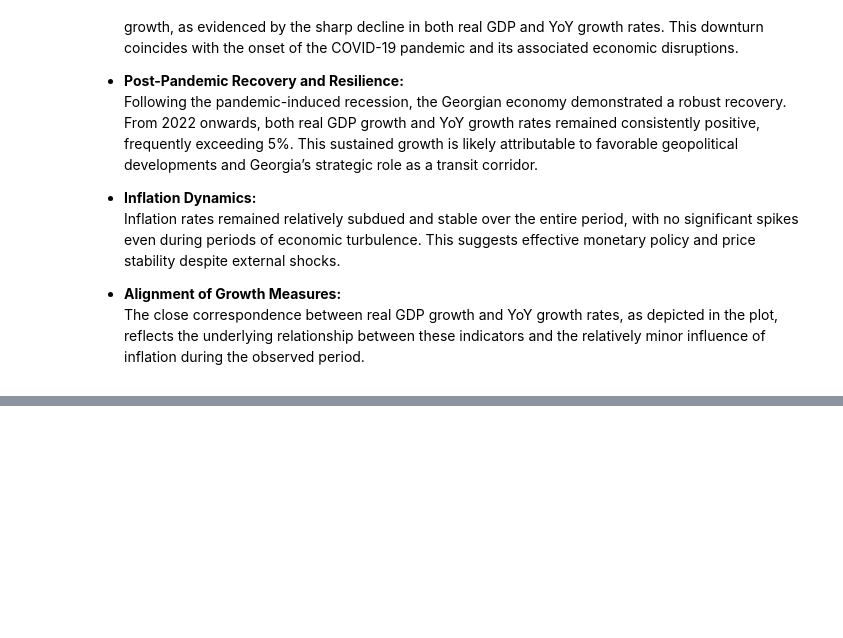
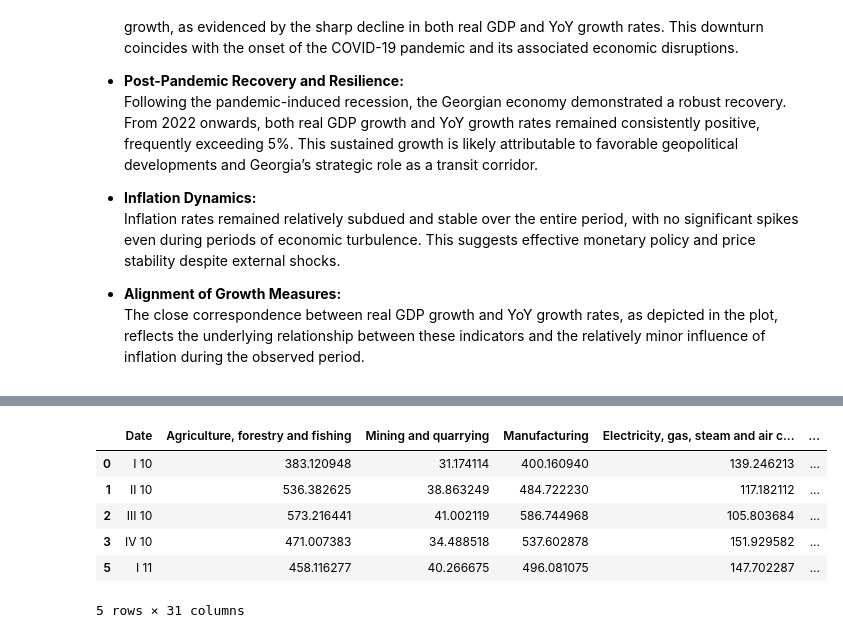
Before and after one commit to DavitGamtenadze/ISET_CPD_Business_Cycle, a Jupyter notebook: notebooks/Quarterly_GDP_to_monthly.ipynb, the cells around one changed output, grey strips where cells are left out. Drawn from its saved outputs; the diff is of its cells as text; code cells hidden in the pictures; blank space fills up the shorter version.

```diff
--- a/notebooks/Quarterly_GDP_to_monthly.ipynb
+++ b/notebooks/Quarterly_GDP_to_monthly.ipynb
@@ -216,0 +258,13 @@ merged_data.to_csv('../data/processed_data/georgia_monthly_growth_and_inflation_
+# %%
+# Filter out rows where 'Date' contains the year only (like '2010', '2011', etc.)
+quarterly_gdp = quarterly_gdp[~quarterly_gdp['Date'].astype(str).str.match(r'^\d{4}$')]
+quarterly_gdp = quarterly_gdp.iloc[:-1]
+quarterly_gdp.head()
+# %% [output]
+|  | Date | Agriculture, forestry and fishing | Mining and quarrying | Manufacturing | Electricity, gas, steam and air c... | ... |
+| 0 | I 10 | 383.120948 | 31.174114 | 400.160940 | 139.246213 | ... |
+| 1 | II 10 | 536.382625 | 38.863249 | 484.722230 | 117.182112 | ... |
+| 2 | III 10 | 573.216441 | 41.002119 | 586.744968 | 105.803684 | ... |
+| 3 | IV 10 | 471.007383 | 34.488518 | 537.602878 | 151.929582 | ... |
+| 5 | I 11 | 458.116277 | 40.266675 | 496.081075 | 147.702287 | ... |
+5 rows × 31 columns
```
Also changed, not shown: parts of 23 cells of this notebook, 4 other files.
